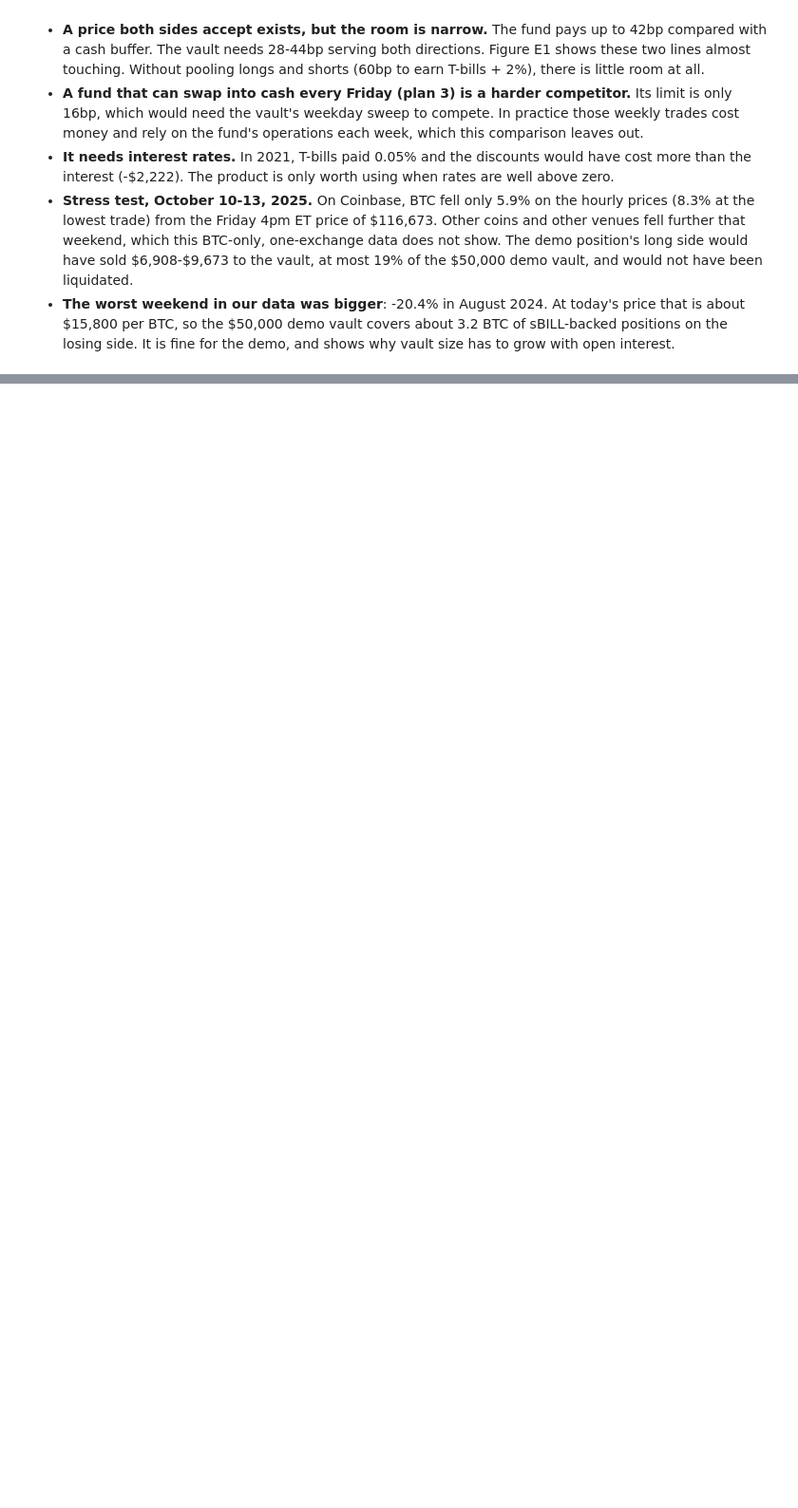
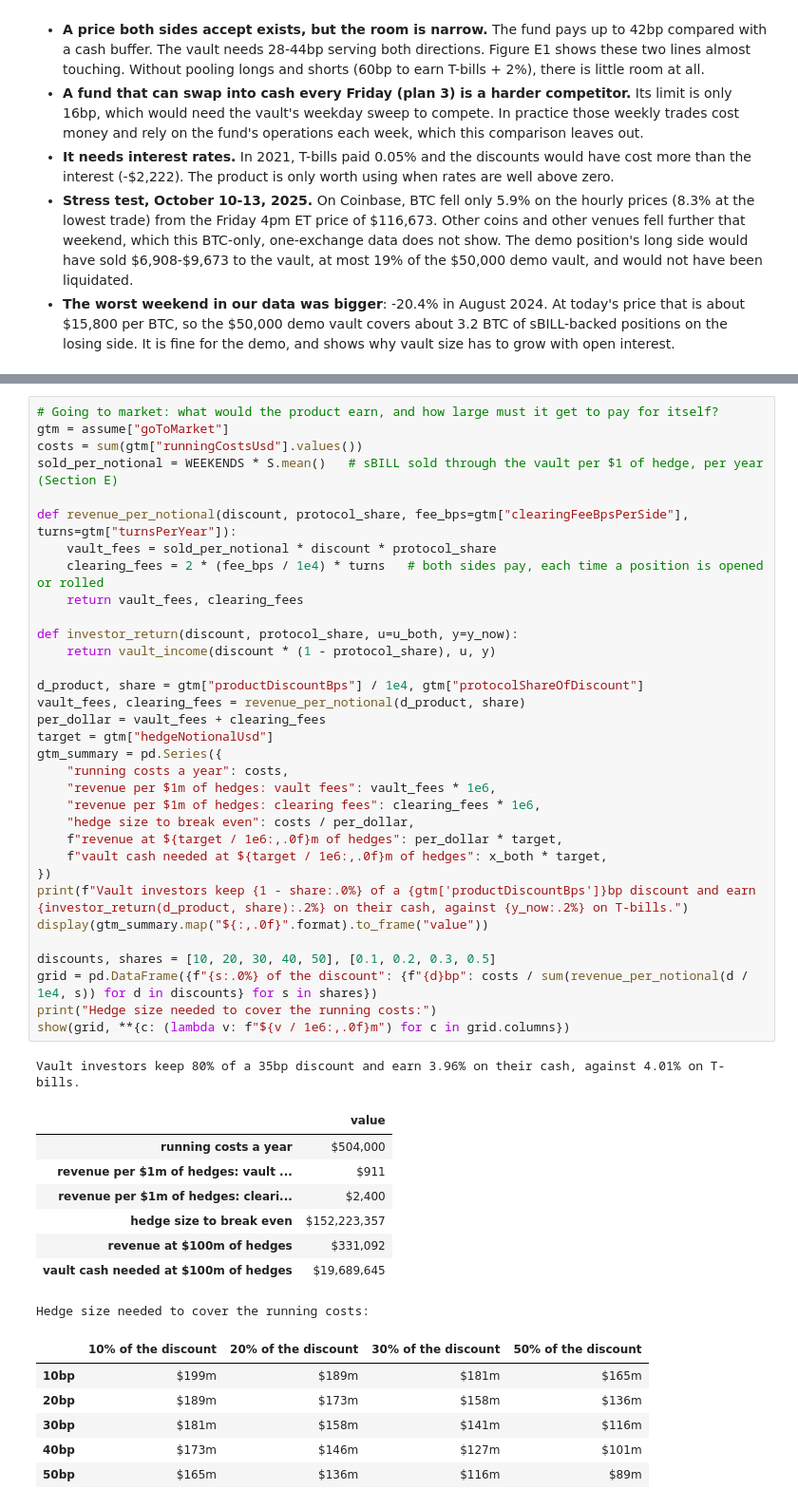
Before and after one commit to Psaikishore/WeekendMarginDemo, a Jupyter notebook: docs/analysis.ipynb, the cells around one changed output, grey strips where cells are left out. Shown at 95% size. Cells and saved outputs as stored; diff of their text form; blank space fills up the shorter version.

```diff
--- a/docs/analysis.ipynb
+++ b/docs/analysis.ipynb
@@ -1177,0 +1216,49 @@ The liquidation price itself cannot be shown on Sepolia, because BTC would have
+# %%
+# Going to market: what would the product earn, and how large must it get to pay for itself?
+gtm = assume["goToMarket"]
+costs = sum(gtm["runningCostsUsd"].values())
+sold_per_notional = WEEKENDS * S.mean()   # sBILL sold through the vault per $1 of hedge, per year (Section E)
+
+def revenue_per_notional(discount, protocol_share, fee_bps=gtm["clearingFeeBpsPerSide"], turns=gtm["turnsPerYear"]):
+    vault_fees = sold_per_notional * discount * protocol_share
+    clearing_fees = 2 * (fee_bps / 1e4) * turns   # both sides pay, each time a position is opened or rolled
+    return vault_fees, clearing_fees
+
+def investor_return(discount, protocol_share, u=u_both, y=y_now):
+    return vault_income(discount * (1 - protocol_share), u, y)
+
+d_product, share = gtm["productDiscountBps"] / 1e4, gtm["protocolShareOfDiscount"]
+vault_fees, clearing_fees = revenue_per_notional(d_product, share)
+per_dollar = vault_fees + clearing_fees
+target = gtm["hedgeNotionalUsd"]
+gtm_summary = pd.Series({
+    "running costs a year": costs,
+    "revenue per $1m of hedges: vault fees": vault_fees * 1e6,
+    "revenue per $1m of hedges: clearing fees": clearing_fees * 1e6,
+    "hedge size to break even": costs / per_dollar,
+    f"revenue at ${target / 1e6:,.0f}m of hedges": per_dollar * target,
+    f"vault cash needed at ${target / 1e6:,.0f}m of hedges": x_both * target,
+})
+print(f"Vault investors keep {1 - share:.0%} of a {gtm['productDiscountBps']}bp discount and earn {investor_return(d_product, share):.2%} on their cash, against {y_now:.2%} on T-bills.")
+display(gtm_summary.map("${:,.0f}".format).to_frame("value"))
+
+discounts, shares = [10, 20, 30, 40, 50], [0.1, 0.2, 0.3, 0.5]
+grid = pd.DataFrame({f"{s:.0%} of the discount": {f"{d}bp": costs / sum(revenue_per_notional(d / 1e4, s)) for d in discounts} for s in shares})
+print("Hedge size needed to cover the running costs:")
+show(grid, **{c: (lambda v: f"${v / 1e6:,.0f}m") for c in grid.columns})
+# %% [output]
+Vault investors keep 80% of a 35bp discount and earn 3.96% on their cash, against 4.01% on T-bills.
+|  | value |
+| running costs a year | $504,000 |
+| revenue per $1m of hedges: vault ... | $911 |
+| revenue per $1m of hedges: cleari... | $2,400 |
+| hedge size to break even | $152,223,357 |
+| revenue at $100m of hedges | $331,092 |
+| vault cash needed at $100m of hedges | $19,689,645 |
+Hedge size needed to cover the running costs:
+|  | 10% of the discount | 20% of the discount | 30% of the discount | 50% of the discount |
+| 10bp | $199m | $189m | $181m | $165m |
+| 20bp | $189m | $173m | $158m | $136m |
+| 30bp | $181m | $158m | $141m | $116m |
+| 40bp | $173m | $146m | $127m | $101m |
+| 50bp | $165m | $136m | $116m | $89m |
```
Also changed, not shown: parts of 20 cells of this notebook, 10 other files.
